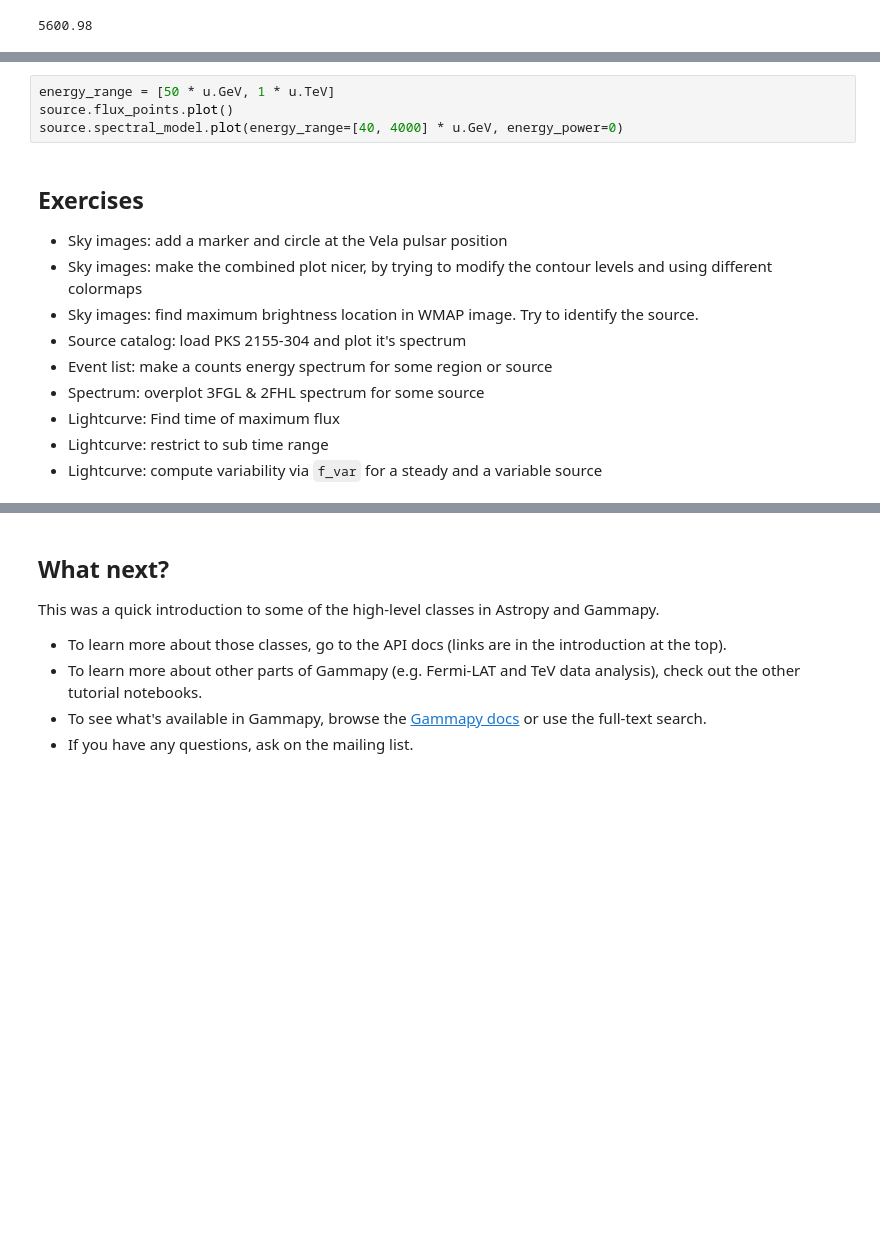
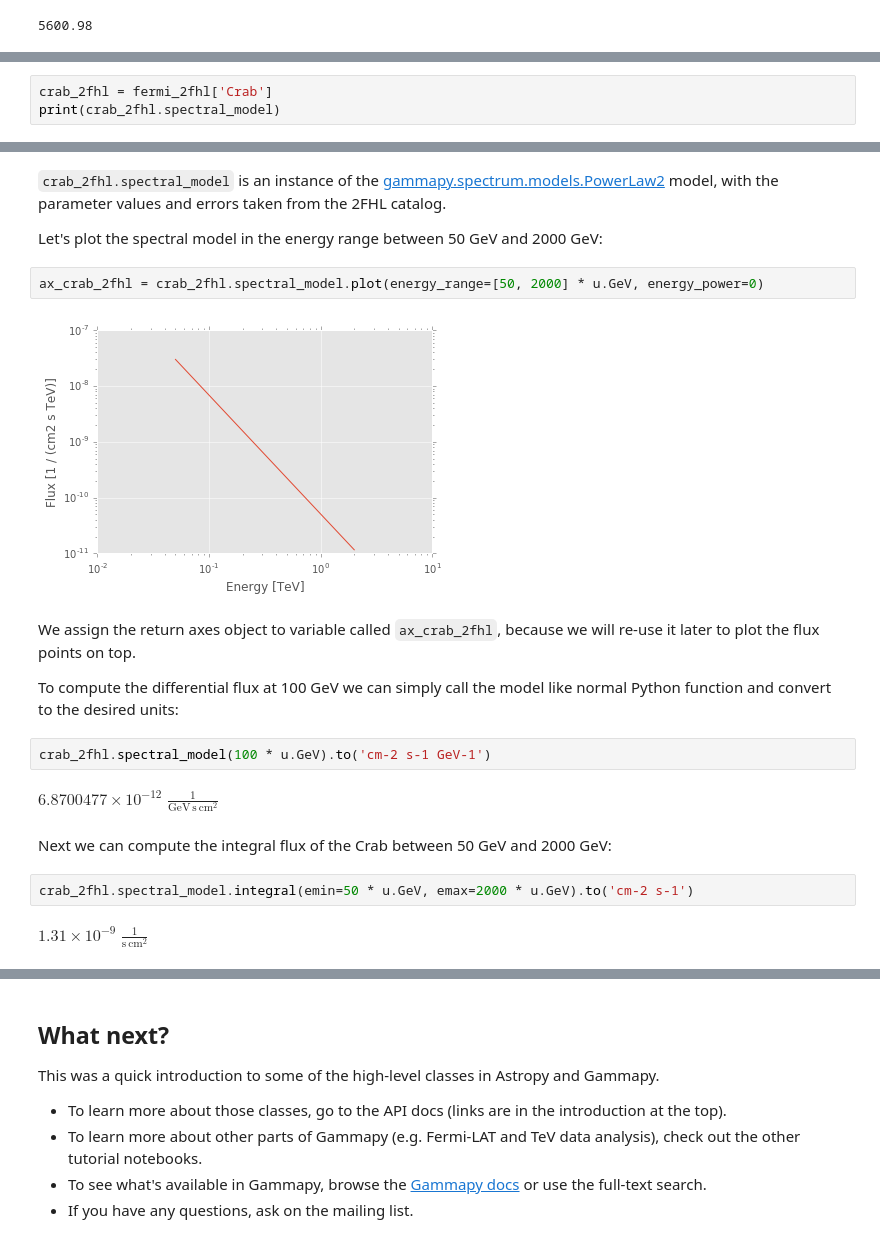
Before and after one commit to gammapy/gammapy-extra, a Jupyter notebook: notebooks/first_steps.ipynb, the cells around one changed output, grey strips where cells are left out. Drawn from its saved outputs; the diff is of its cells as text; blank space fills up the shorter version.

```diff
--- a/notebooks/first_steps.ipynb
+++ b/notebooks/first_steps.ipynb
@@ -363,0 +387,3 @@ NameError: name 'source' is not defined
+# %%
+crab_2fhl = fermi_2fhl['Crab']
+print(crab_2fhl.spectral_model)
@@ -364,16 +402,22 @@ NameError: name 'source' is not defined
+# %% [markdown]
+`crab_2fhl.spectral_model` is an instance of the [gammapy.spectrum.models.PowerLaw2](http://docs.gammapy.org/en/latest/api/gammapy.spectrum.models.PowerLaw2.html#gammapy.spectrum.models.PowerLaw2) model, with the parameter values and errors taken from the 2FHL catalog.
+
+Let's plot the spectral model in the energy range between 50 GeV and 2000 GeV:
 # %%
-energy_range = [50 * u.GeV, 1 * u.TeV]
-source.flux_points.plot()
-source.spectral_model.plot(energy_range=[40, 4000] * u.GeV, energy_power=0)
+ax_crab_2fhl = crab_2fhl.spectral_model.plot(energy_range=[50, 2000] * u.GeV, energy_power=0)
+# %% [output]
+[figure, added]
-# %% [markdown]
-## Exercises
-
-* Sky images: add a marker and circle at the Vela pulsar position
-* Sky images: make the combined plot nicer, by trying to modify the contour levels and using different colormaps
-* Sky images: find maximum brightness location in WMAP image. Try to identify the source.
-* Source catalog: load PKS 2155-304 and plot it's spectrum
-* Event list: make a counts energy spectrum for some region or source
-* Spectrum: overplot 3FGL & 2FHL spectrum for some source
-* Lightcurve: Find time of maximum flux
-* Lightcurve: restrict to sub time range
-* Lightcurve: compute variability via `f_var` for a steady and a variable source
+# %% [markdown]
+We assign the return axes object to variable called `ax_crab_2fhl`, because we will re-use it later to plot the flux points on top.
+
+To compute the differential flux at 100 GeV we can simply call the model like normal Python function and convert to the desired units:
+# %%
+crab_2fhl.spectral_model(100 * u.GeV).to('cm-2 s-1 GeV-1')
+# %% [output]
+$6.8700477 \times 10^{-12} \; \mathrm{\frac{1}{GeV\,s\,cm^{2}}}$
+# %% [markdown]
+Next we can compute the integral flux of the Crab between 50 GeV and 2000 GeV:
+# %%
+crab_2fhl.spectral_model.integral(emin=50 * u.GeV, emax=2000 * u.GeV).to('cm-2 s-1')
+# %% [output]
+$1.31 \times 10^{-9} \; \mathrm{\frac{1}{s\,cm^{2}}}$
```
Also changed, not shown: parts of 47 cells of this notebook.
